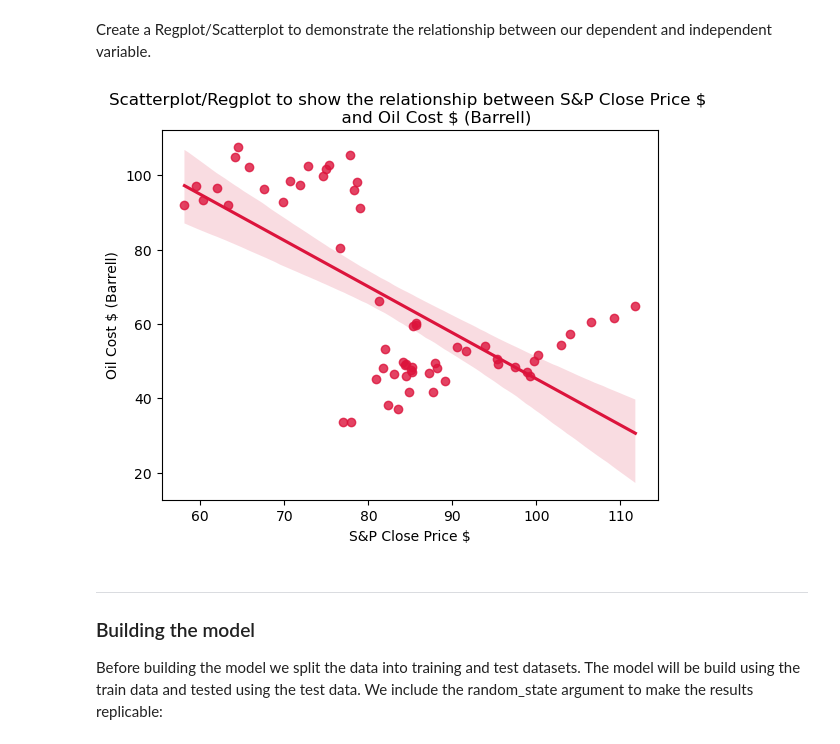
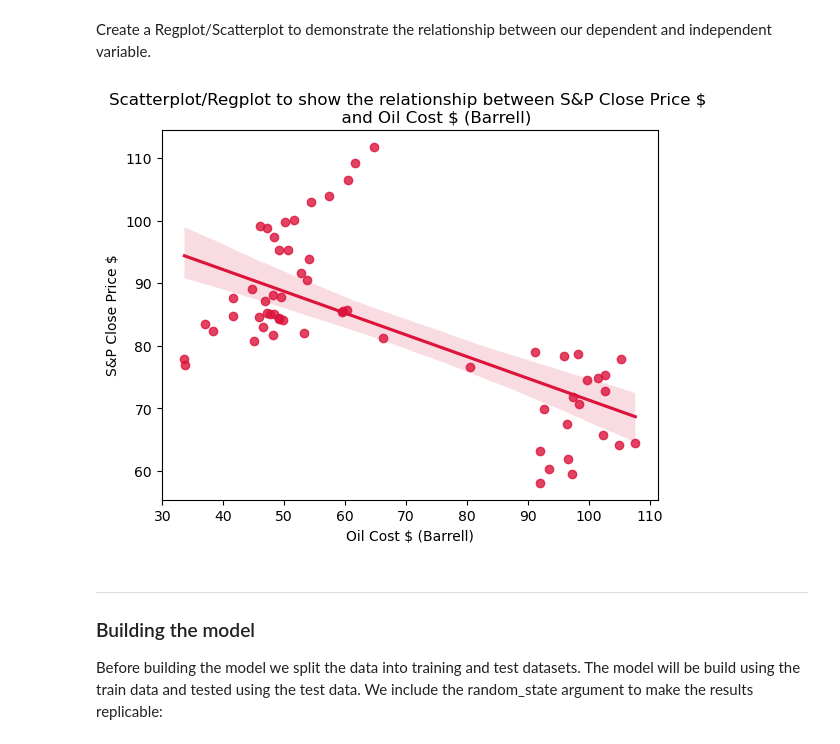
Before and after one commit to charlesvarthur/Workshops, a Jupyter notebook: Linear Regression/Energy/Linear Energy - Coach.ipynb, the cells around one changed output. Cells and saved outputs as stored; diff of their text form; code cells hidden in the pictures.

```diff
--- a/Linear Regression/Energy/Linear Energy - Coach.ipynb
+++ b/Linear Regression/Energy/Linear Energy - Coach.ipynb
@@ -119,19 +119,19 @@ sns.heatmap(join_corr, annot=True, cmap="Blues")
 Create a Regplot/Scatterplot to demonstrate the relationship between our dependent and independent variable.
 # %%
 # Check the relationship between the selected variables
-sns.regplot(x = "S&P Close Price $",
-            y = "Oil Cost $ (Barrell)",
+sns.regplot(x = "Oil Cost $ (Barrell)",
+            y = "S&P Close Price $",
             color="Crimson",
             data = join_df)
 
 # Add title with multiline string and new line
 plt.title("""Scatterplot/Regplot to show the relationship between S&P Close Price $
           and Oil Cost $ (Barrell)""")
 
 # Display visual with title
 plt.show()
 # %% [output]
-[figure, old version]
+[figure, new version]
 # %% [markdown]
 ---
 ### Building the model
```
Also changed, not shown: parts of 3 cells of this notebook, 4 other files.
